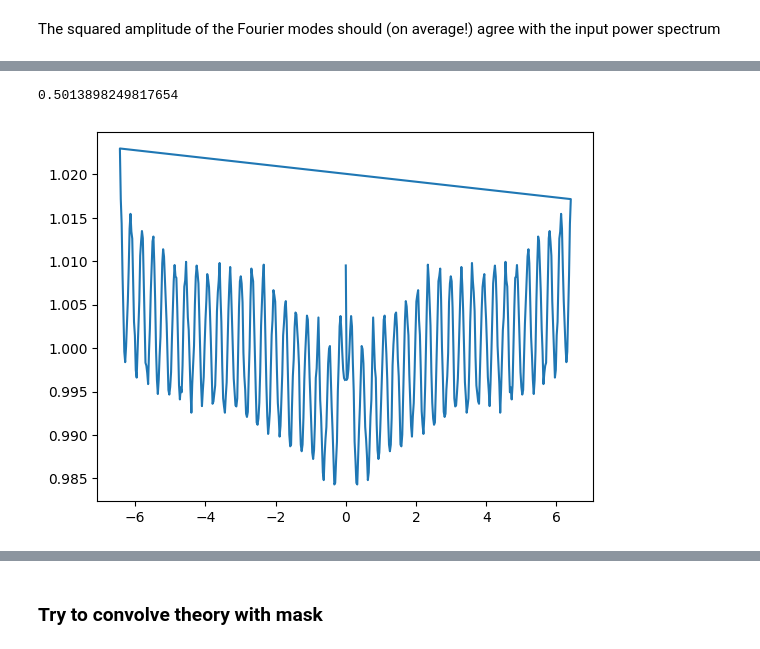
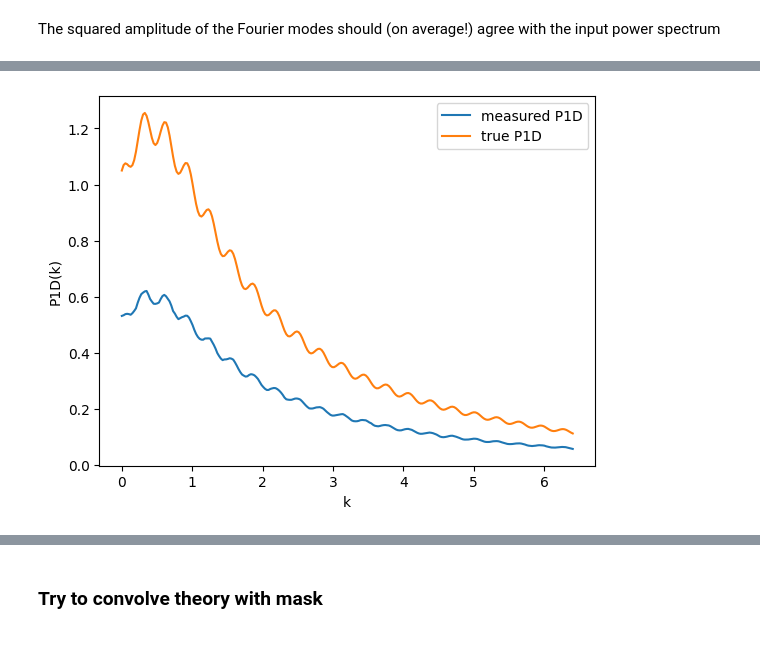
Before and after one commit to sindhusatyavolu/fourier_playground, a Jupyter notebook: notebooks/zero_padding.ipynb, the cells around one changed output, grey strips where cells are left out. Saved outputs shown, nothing was run; the diff lists cells and outputs as text; code cells hidden in the pictures.

```diff
--- a/notebooks/zero_padding.ipynb
+++ b/notebooks/zero_padding.ipynb
@@ -109,7 +115,9 @@ plt.plot(k,true_p1d)
-# %%
-norm=np.mean(mean_p1d/true_p1d)
-plt.plot(k,mean_p1d/true_p1d/norm)
-print(norm)
-# %% [output]
-0.5013898249817654
-[figure, removed]
+# %%
+plt.plot(k[:N//2],mean_p1d[:N//2],label='measured P1D')
+plt.plot(k[:N//2],true_p1d[:N//2],label='true P1D')
+plt.xlabel('k')
+plt.ylabel('P1D(k)')
+plt.legend()
+plt.savefig(savedir+'/p1d.pdf')
+# %% [output]
+[figure, added]
```
Also changed, not shown: parts of 17 cells of this notebook, 1 other file.
